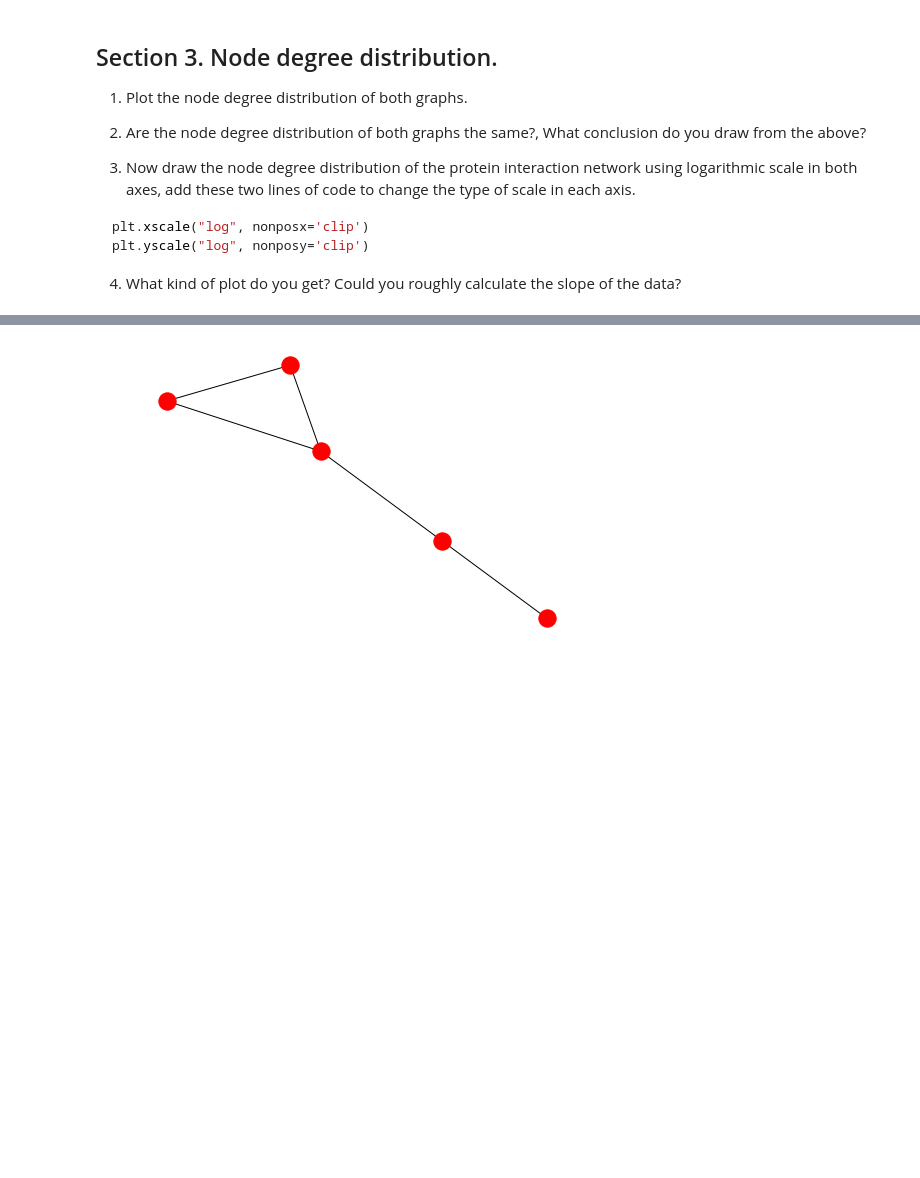
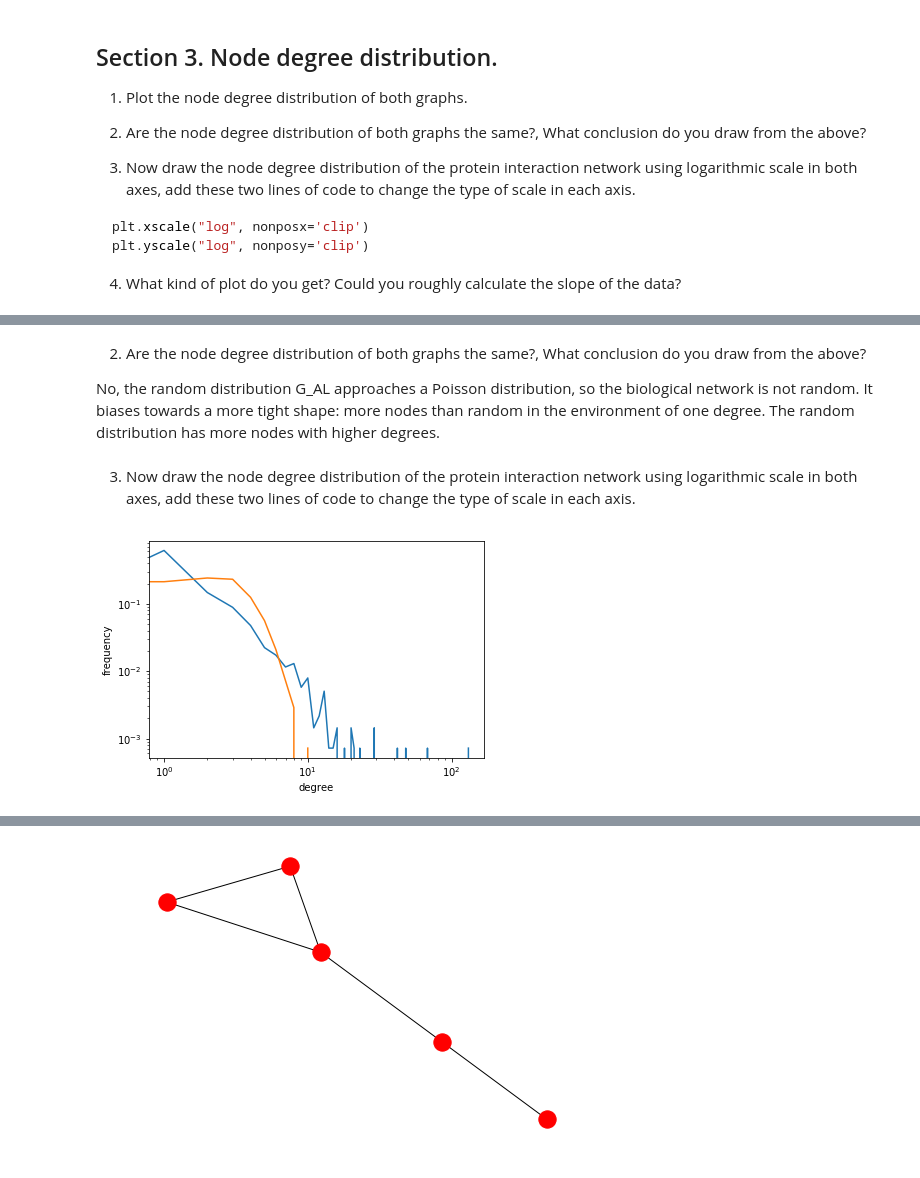
Before and after one commit to nandoide/misc_work, a Jupyter notebook: Desktop/uni/CRRTT/exercise1.ipynb, the cells around one changed output, grey strips where cells are left out. Saved outputs shown, nothing was run; the diff lists cells and outputs as text; code cells hidden in the pictures; blank space fills up the shorter version.

```diff
--- a/Desktop/uni/CRRTT/exercise1.ipynb
+++ b/Desktop/uni/CRRTT/exercise1.ipynb
@@ -306,0 +306,19 @@ nx.draw_circular(G)
+# %% [markdown]
+2. Are the node degree distribution of both graphs the same?, What conclusion do you draw from the above?
+
+No, the random distribution G_AL approaches a Poisson distribution, so the biological network is not random. It biases towards a more tight shape: more nodes than random in the environment of one degree. The random distribution has more nodes with higher degrees.
+# %% [markdown]
+3. Now draw the node degree distribution of the protein interaction network using logarithmic scale in both axes, add these two lines of code to change the type of scale in each axis.
+# %%
+plt.xlabel('degree')
+plt.ylabel('frequency')
+#plt.xlim(0,10)
+
+his = nx.degree_histogram(G_CE)
+plt.plot([i/order for i in his])
+his_al = nx.degree_histogram(G_AL)
+plt.plot([i/order for i in his_al]);
+plt.xscale("log", nonposx='clip')
+plt.yscale("log", nonposy='clip')
+# %% [output]
+[figure, added]
```
Also changed, not shown: parts of 10 cells of this notebook.
